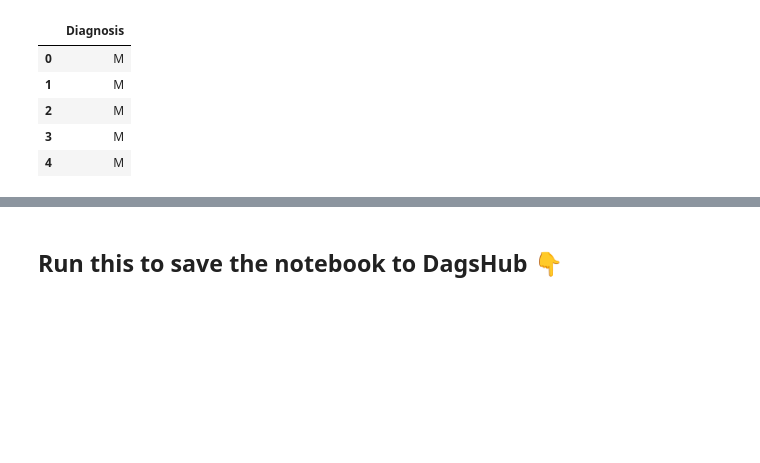
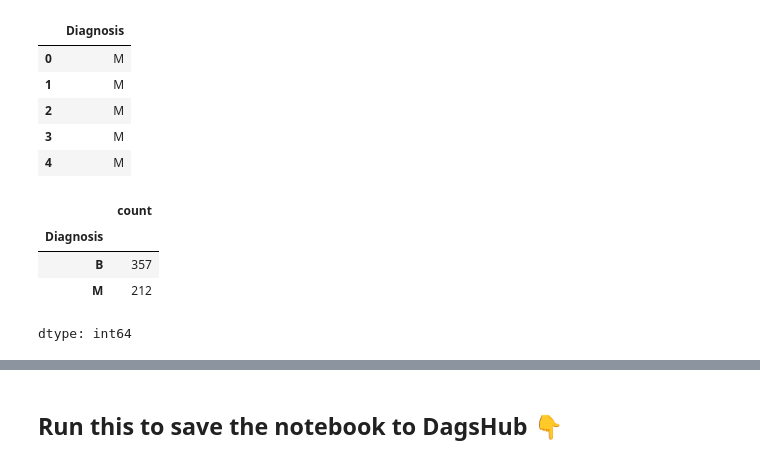
Before and after one commit to ericdasse28/breast-cancer-diagnostic, a Jupyter notebook: Breast cancer data exploration.ipynb, the cells around one changed output, grey strips where cells are left out. Cells and saved outputs as stored; diff of their text form; code cells hidden in the pictures; blank space fills up the shorter version.

```diff
--- a/Breast cancer data exploration.ipynb
+++ b/Breast cancer data exploration.ipynb
@@ -46,3 +46,12 @@ y.head()
 | 2 | M |
 | 3 | M |
 | 4 | M |
+# %%
+# Unique targets
+y.value_counts()
+# %% [output]
+|  | count |
+| Diagnosis |  |
+| B | 357 |
+| M | 212 |
+dtype: int64
```
Also changed, not shown: parts of 8 cells of this notebook.
